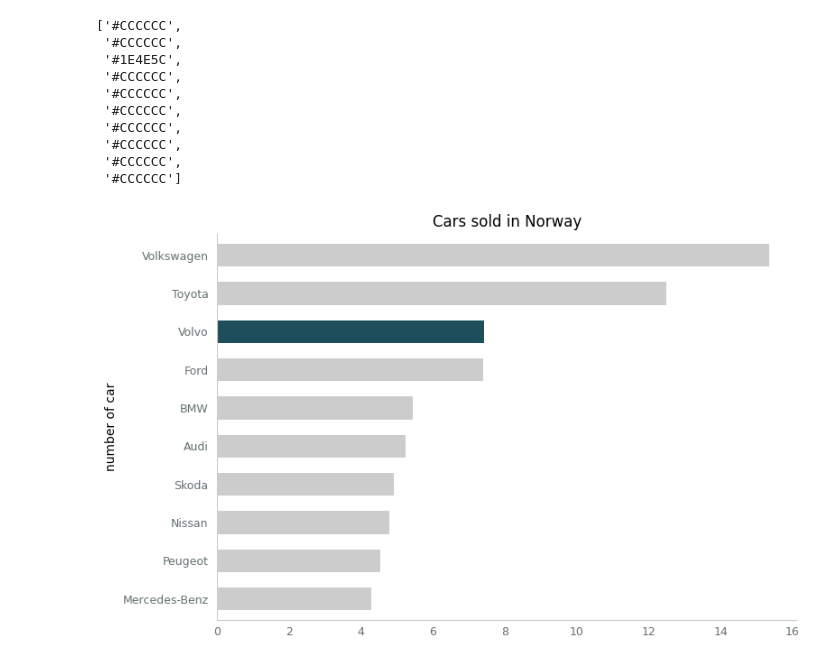
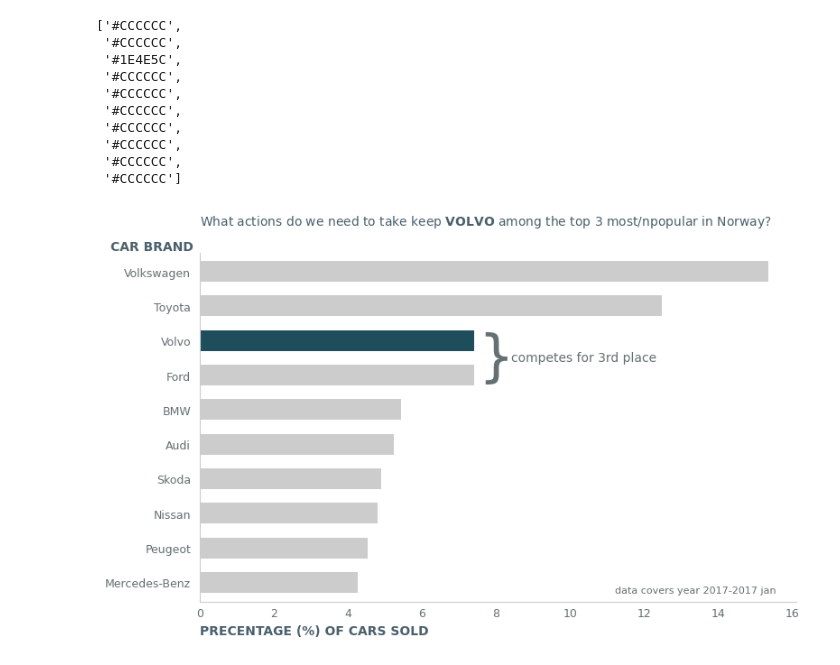
Before and after one commit to assaf360/data_visualization_abdulazeez_stef_de24, a Jupyter notebook: code_alongs/04_storytelling/matplotlib_bar_storytelling.ipynb, the cells around one changed output. Cells and saved outputs as stored; diff of their text form; code cells hidden in the pictures.

```diff
--- a/code_alongs/04_storytelling/matplotlib_bar_storytelling.ipynb
+++ b/code_alongs/04_storytelling/matplotlib_bar_storytelling.ipynb
@@ -127,27 +127,65 @@ colors
 # %%
 # Horizontal bar chart
 ax = df_precentage.iloc[:10].plot(
     kind = "barh",
-    title = "Cars sold in Norway",
     ylabel="number of car",
     figsize=(8, 5),
     width = .6,
     color = colors
 )
 
 ax.invert_yaxis()
 
 # remove clutter
 ax.spines[["top", "right"]].set_visible(False)
 
 # contrast
 ax.spines[["left", "bottom"]].set_color(GRAY_1)
 ax.tick_params(axis="both", colors = GRAY_2, labelsize=9, length=0, pad = 5)
 ax.tick_params(axis="y", pad=7)
 
+# descriptiv title and labels - call to action (CTA)
+ax.set_title(
+    "What actions do we need to take keep "
+    + r"$\bf{VOLVO}$"
+    + " among the top 3 most/npopular in Norway?",
+    loc="left",
+    color = GRAY_3,
+    pad=22,
+    fontsize=10
+)
+
+ax.set_xlabel(
+    "PRECENTAGE (%) OF CARS SOLD", color=GRAY_3, fontweight="bold", loc = "left"
+)
+ax.set_ylabel("CAR BRAND", color=GRAY_3, fontweight = "bold", rotation = 0)
+ax.yaxis.set_label_coords(-0.08,1)
+
+# annotations - proximity principle
+ax.annotate(
+    text="}",
+    xy=(7.5, 2.97),
+    fontsize=45,
+    color=GRAY_2
+)
+
+ax.annotate(
+    text="competes for 3rd place",
+    xy=(8.4, 2.6),
+    fontsize=10,
+    color=GRAY_2,
+)
+
+
+ax.annotate(
+    text="data covers year 2017-2017 jan",
+    xy=(11.2, 9.3),
+    fontsize=8,
+    color=GRAY_2,
+)
 
 fig = ax.get_figure()
 fig.tight_layout()
-fig.savefig("figures/2_bar_storytelling.png")
+fig.savefig("figures/2_bar_storytelling.png", dpi=400)
 # %% [output]
-[figure, old version]
+[figure, new version]
```
Also changed, not shown: 1 other file.
